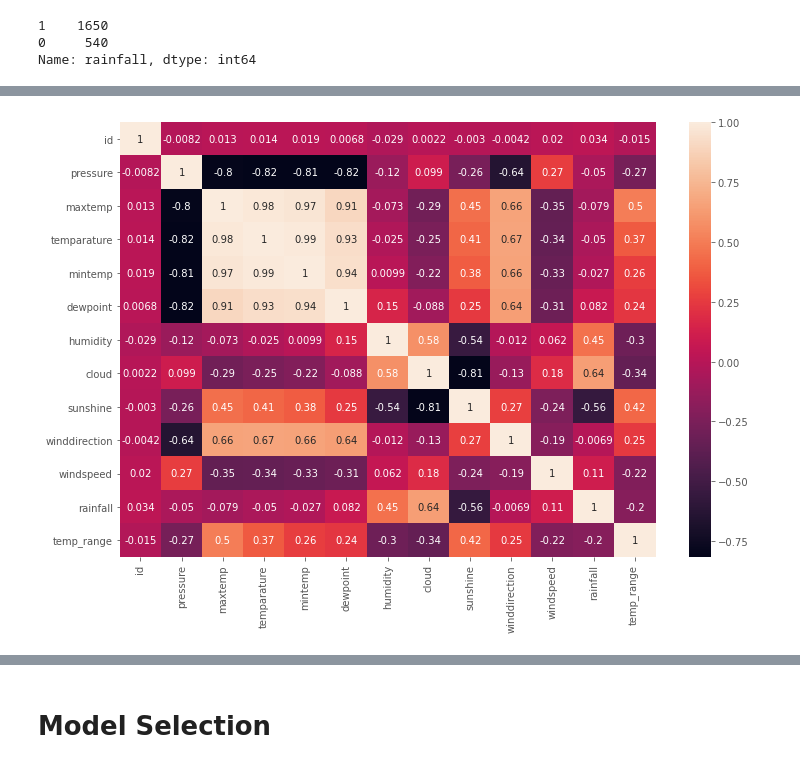
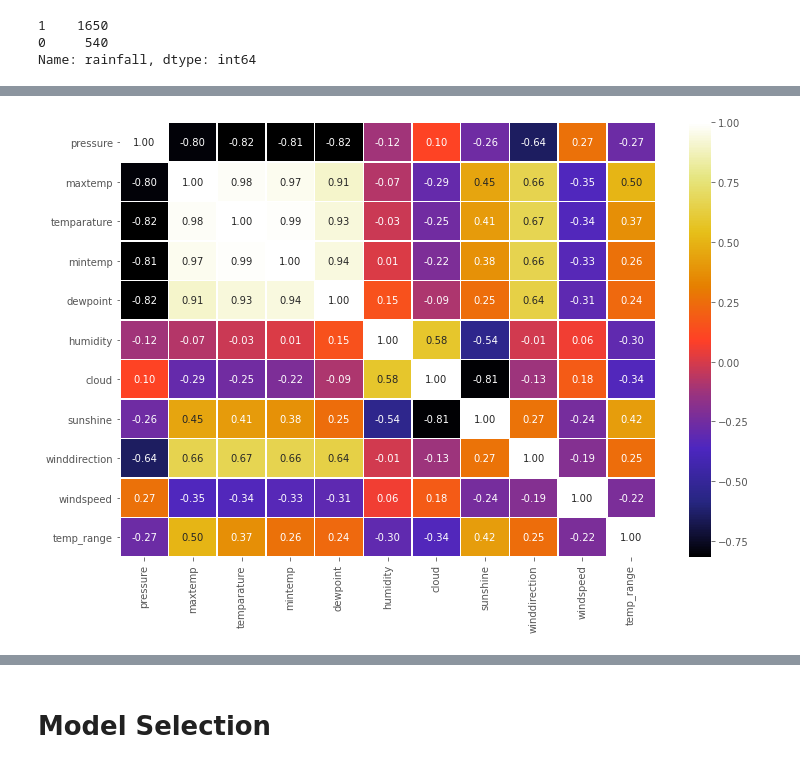
Before and after one commit to Seryabiz/PHASE_5_CAPSTONE_PROJECT, a Jupyter notebook: Notebooks/Cyrus-kaggle.ipynb, the cells around one changed output, grey strips where cells are left out. Cells and saved outputs as stored; diff of their text form; code cells hidden in the pictures.

```diff
--- a/Notebooks/Cyrus-kaggle.ipynb
+++ b/Notebooks/Cyrus-kaggle.ipynb
@@ -203,8 +203,3 @@ df['rainfall'].value_counts()
 1    1650
 0     540
 Name: rainfall, dtype: int64
-# %%
-#Converting days to Date time for possible time series and for EDA purposes
-base_year = 2023
-df['day'] = pd.to_datetime(df['day'].astype(str) + f"-{base_year}", format='%j-%Y')
-df.head()
@@ -239,0 +266,3 @@ memory usage: 239.7 KB
+# %%
+df_features = df.drop(columns=['id','day','rainfall','sin_day', 'cos_day'])
+df_features.head()
@@ -249,2 +281,2 @@ sns.boxplot(df['maxtemp']);
 # %%
-corr_matrix = df.corr()
+corr_matrix = df_features.corr()
@@ -268,5 +283,5 @@ Name: rainfall, dtype: float64
 # %%
 plt.figure(figsize=(12,8))
-sns.heatmap(corr_matrix,data=df, annot=True);
+sns.heatmap(corr_matrix,data=df_features, annot=True, cmap='CMRmap', fmt='.2f', linewidths=0.5);
 # %% [output]
-[figure, old version]
+[figure, new version]
```
Also changed, not shown: parts of 13 cells of this notebook.
